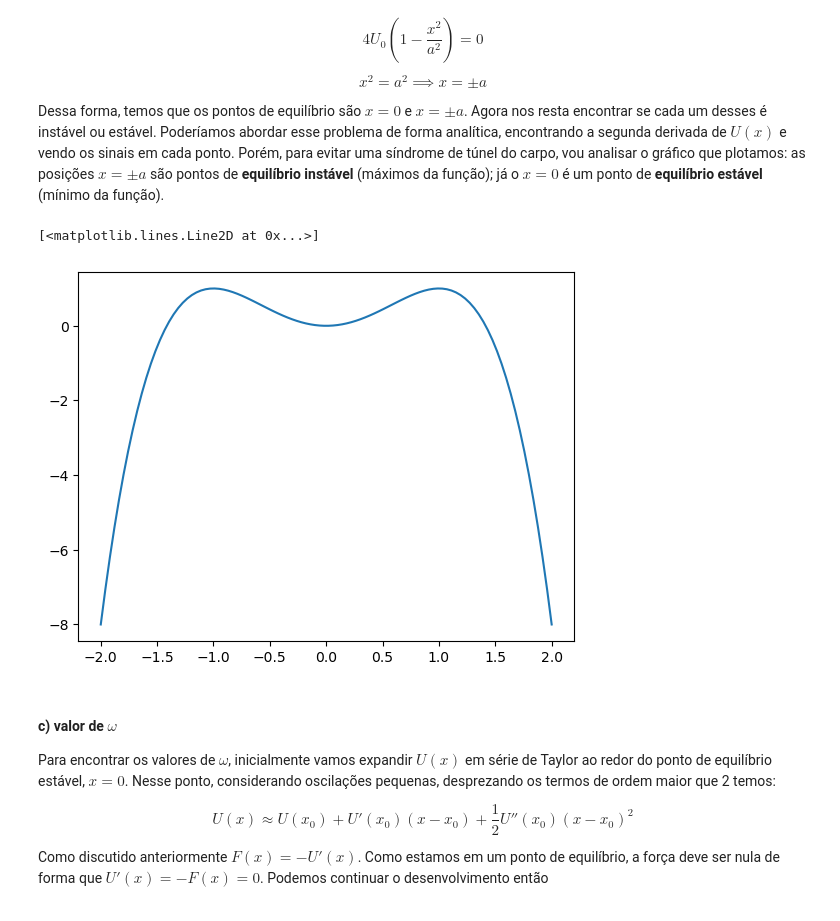
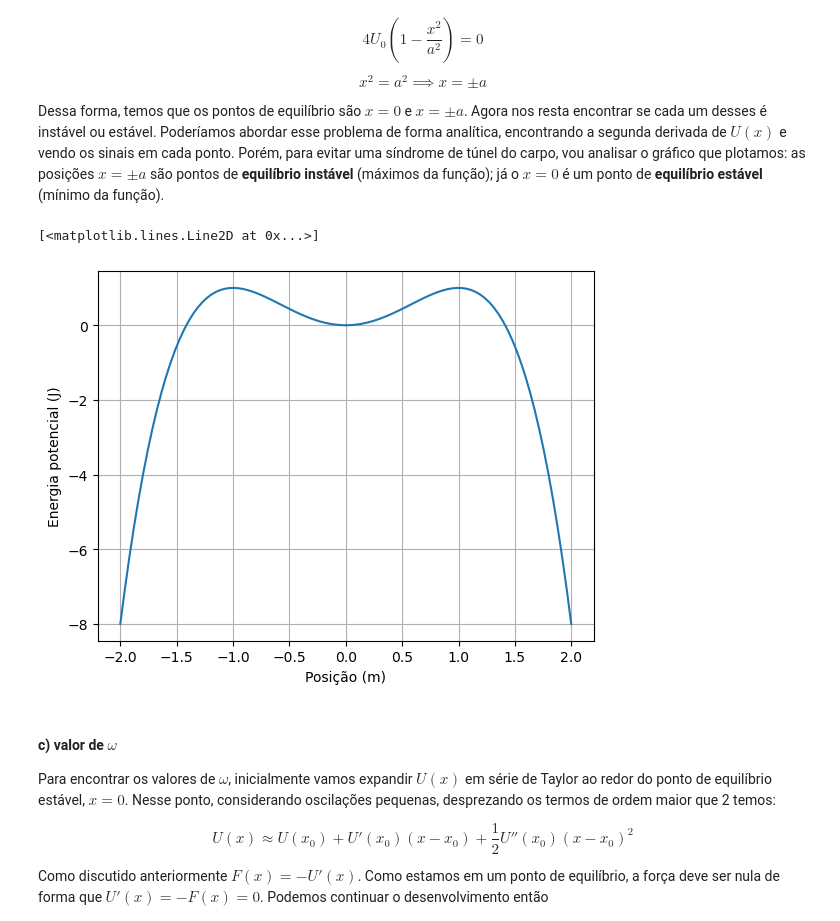
Before and after one commit to ylaksl/lista_num_mecanica, a Jupyter notebook: Problemas numericos_mec classica.ipynb, the cells around one changed output. Drawn from its saved outputs; the diff is of its cells as text; code cells hidden in the pictures.

```diff
--- a/Problemas numericos_mec classica.ipynb
+++ b/Problemas numericos_mec classica.ipynb
@@ -825,14 +830,17 @@ Dessa forma, temos que os pontos de equilíbrio são $x = 0$ e $x = \pm a$. Agor
 # %%
 a = 1
 u0 = 1
 m = 1
 
 x = np.linspace(-2,2,100)
 
+plt.grid(True)
+plt.xlabel("Posição (m)")
+plt.ylabel("Energia potencial (J)")
 plt.plot(x, pot(x))
 # %% [output]
 [<matplotlib.lines.Line2D at 0x...>]
-[figure, old version]
+[figure, new version]
 # %% [markdown]
 #### c) valor de $\omega$
 
```
Also changed, not shown: parts of 9 cells of this notebook.
